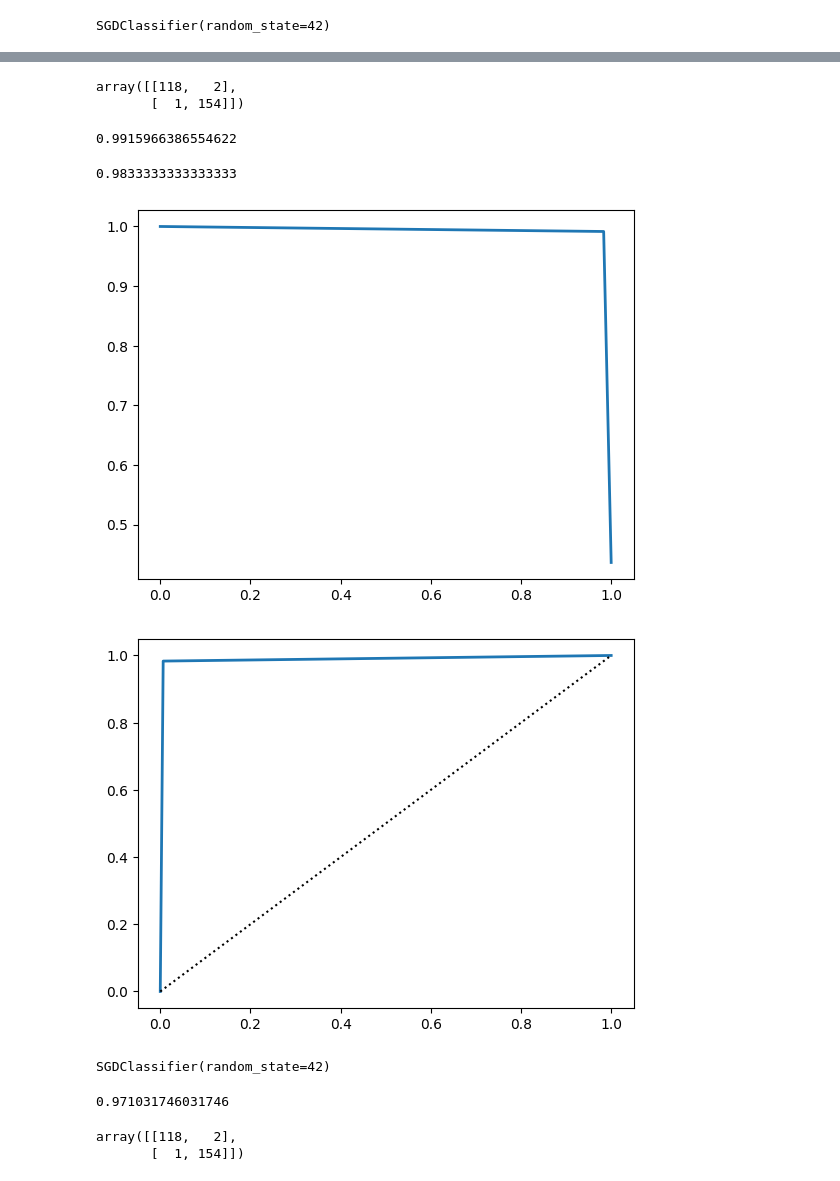
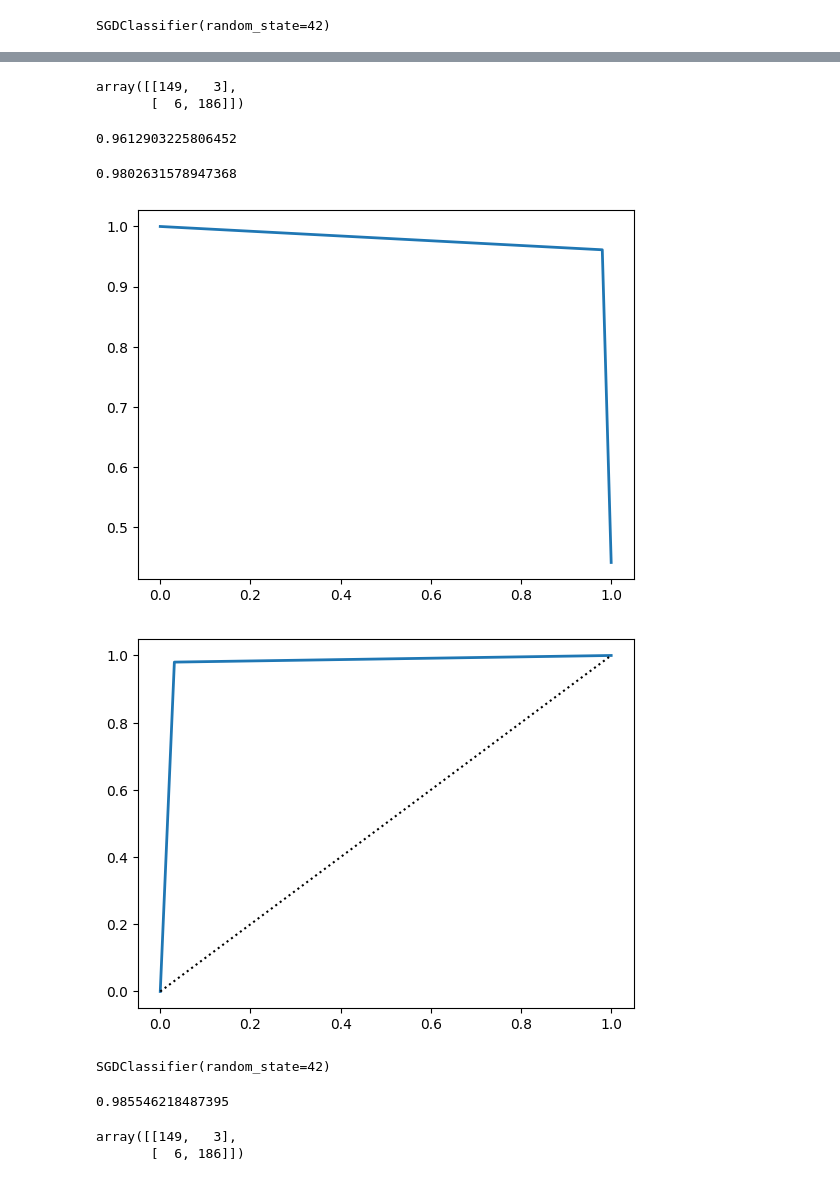
Before and after one commit to NishchintDhawan/Seng474-assignments, a Jupyter notebook: assignment1/penguins_post.ipynb, the cells around one changed output, grey strips where cells are left out. Drawn from its saved outputs; the diff is of its cells as text; code cells hidden in the pictures.

```diff
--- a/assignment1/penguins_post.ipynb
+++ b/assignment1/penguins_post.ipynb
@@ -143,15 +141,14 @@ X_train, X_test, y_train, y_test = train_test_split(X, y, test_size=0.2, random_
 # use the Adelie species as the positive class
 # create a new target called y_adelie
 
-y_train_adelie = (y_train == 'Adelie')  # True for all Adelie, False for all other species
-y_test_adelie = (y_test == 'Adelie')
+y_adelie = (y == 'Adelie')  # True for all Adelie, False for all other species
 # %%
 # build an SGDClassifier model using X and y
 # use random_state=42 for reproducibility
 
 sgd_clf = SGDClassifier(random_state=42)
 
-sgd_clf.fit(X_train, y_train)
+sgd_clf.fit(X, y)
 # %% [output]
 SGDClassifier(random_state=42)
 # %%
@@ -165,42 +162,42 @@ score.mean()
 # %%
 # predict the target using cross_val_predict with cv=10
 # call the result y_train_pred
-y_train_pred = cross_val_predict(sgd_clf, X_train, y_train_adelie, cv=10)
+y_train_pred = cross_val_predict(sgd_clf, X, y_adelie, cv=10)
 # %%
 # compute the confusion matrix
-cm = confusion_matrix(y_train_adelie, y_train_pred, labels=[True, False])
+cm = confusion_matrix(y_adelie, y_train_pred, labels=[True, False])
 cm
 # %% [output]
-array([[118,   2],
-       [  1, 154]])
+array([[149,   3],
+       [  6, 186]])
 # %%
 # compute the precision score using precision_score()
-precision_score(y_train_adelie, y_train_pred)
+precision_score(y_adelie, y_train_pred)
 # %% [output]
-0.9915966386554622
+0.9612903225806452
 # %%
 # compute the recall score using recall_score()
-recall_score(y_train_adelie, y_train_pred)
+recall_score(y_adelie, y_train_pred)
 # %% [output]
-0.9833333333333333
+0.9802631578947368
 # %%
 # draw the precision-recall curve
 # call the result precisions, recalls, thresholds
-precisions, recalls, thresholds = precision_recall_curve(y_train_adelie, y_train_pred)
+precisions, recalls, thresholds = precision_recall_curve(y_adelie, y_train_pred)
 
 plt.plot(recalls, precisions, linewidth=2, label="Precision/Recall curve")
 plt.show()
 # %% [output]
-[figure, old version]
+[figure, new version]
 # %%
 # call the result fpr, tpr, thresholds
-fpr, tpr, thresholds = roc_curve(y_train_adelie, y_train_pred)
+fpr, tpr, thresholds = roc_curve(y_adelie, y_train_pred)
 # plot the roc curve
 plt.plot(fpr, tpr, linewidth=2, label="ROC curve")
 plt.plot([0, 1], [0, 1], 'k:', label="Random classifier's ROC curve")
 plt.show()
 # %% [output]
-[figure, old version]
+[figure, new version]
 # %%
 # now let's do multiclass classification
 # build an SGDClassifier model using X and y
@@ -211,10 +208,10 @@ sgd_clf.fit(X_train, y_train)
 SGDClassifier(random_state=42)
 # %%
 # show the mean accuracy using cross_val_score with cv=10
-sgd_clf_score = cross_val_score(sgd_clf, X_train, y_train, cv=10, scoring="accuracy")
+sgd_clf_score = cross_val_score(sgd_clf, X, y, cv=10, scoring="accuracy")
 sgd_clf_score.mean()
 # %% [output]
-0.971031746031746
+0.985546218487395
 # %%
 # predict the target using cross_val_predict with cv=10
 # call the result y_train_pred
@@ -222,12 +219,12 @@ sgd_clf_score.mean()
 sgd_clf = SGDClassifier(random_state=42)
 sgd_clf.fit(X_train[:100], y_train[:100])
 sgd_clf.predict(X_test[:100])
-y_train_pred = cross_val_predict(sgd_clf, X_train, y_train_adelie, cv=10)
-cm = confusion_matrix(y_train_adelie, y_train_pred, labels=[True, False])
+y_train_pred = cross_val_predict(sgd_clf, X, y_adelie, cv=10)
+cm = confusion_matrix(y_adelie, y_train_pred, labels=[True, False])
 cm
 # %% [output]
-array([[118,   2],
-       [  1, 154]])
+array([[149,   3],
+       [  6, 186]])
 # %%
 # use ConfusionMatrixDisplay to display the confusion matrix
 disp = ConfusionMatrixDisplay(confusion_matrix=cm, display_labels=[True, False])
```
Also changed, not shown: parts of 5 cells of this notebook.
